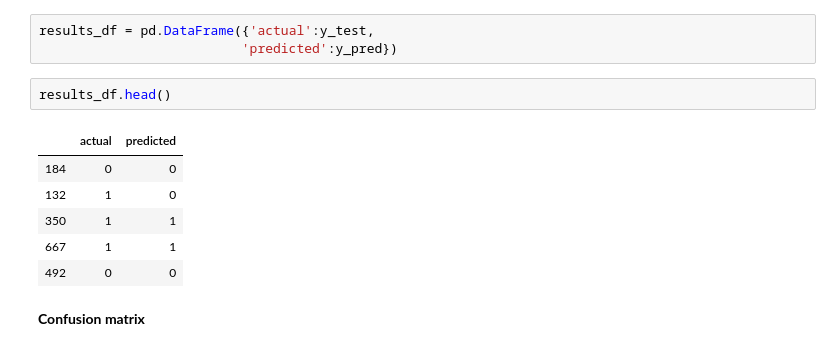
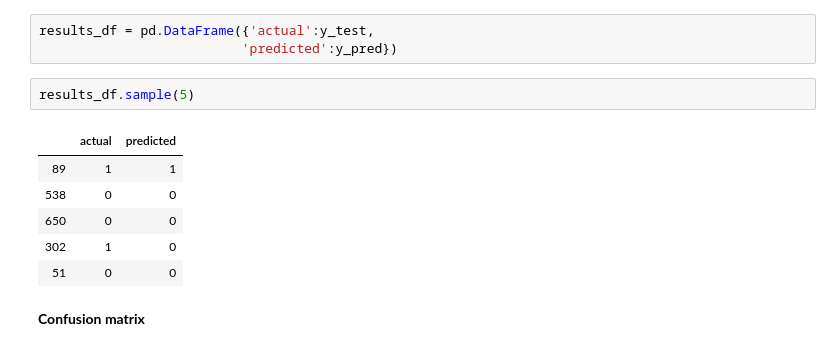
Before and after one commit to AkshaanB/Titanic-Data-Analysis, a Jupyter notebook: Titanic Data Analysis-New Version.ipynb, the cells around one changed output. Drawn from its saved outputs; the diff is of its cells as text.

```diff
--- a/Titanic Data Analysis-New Version.ipynb
+++ b/Titanic Data Analysis-New Version.ipynb
@@ -279,15 +281,15 @@ y_pred = logistic_r_model.predict(x_test)
 # %%
 results_df = pd.DataFrame({'actual':y_test,
                           'predicted':y_pred})
-# %%
-results_df.head()
-# %% [output]
-|  | actual | predicted |
-| 184 | 0 | 0 |
-| 132 | 1 | 0 |
-| 350 | 1 | 1 |
-| 667 | 1 | 1 |
-| 492 | 0 | 0 |
+# %%
+results_df.sample(5)
+# %% [output]
+|  | actual | predicted |
+| 89 | 1 | 1 |
+| 538 | 0 | 0 |
+| 650 | 0 | 0 |
+| 302 | 1 | 0 |
+| 51 | 0 | 0 |
 # %% [markdown]
 **Confusion matrix**
 # %%
```
Also changed, not shown: parts of 18 cells of this notebook.
